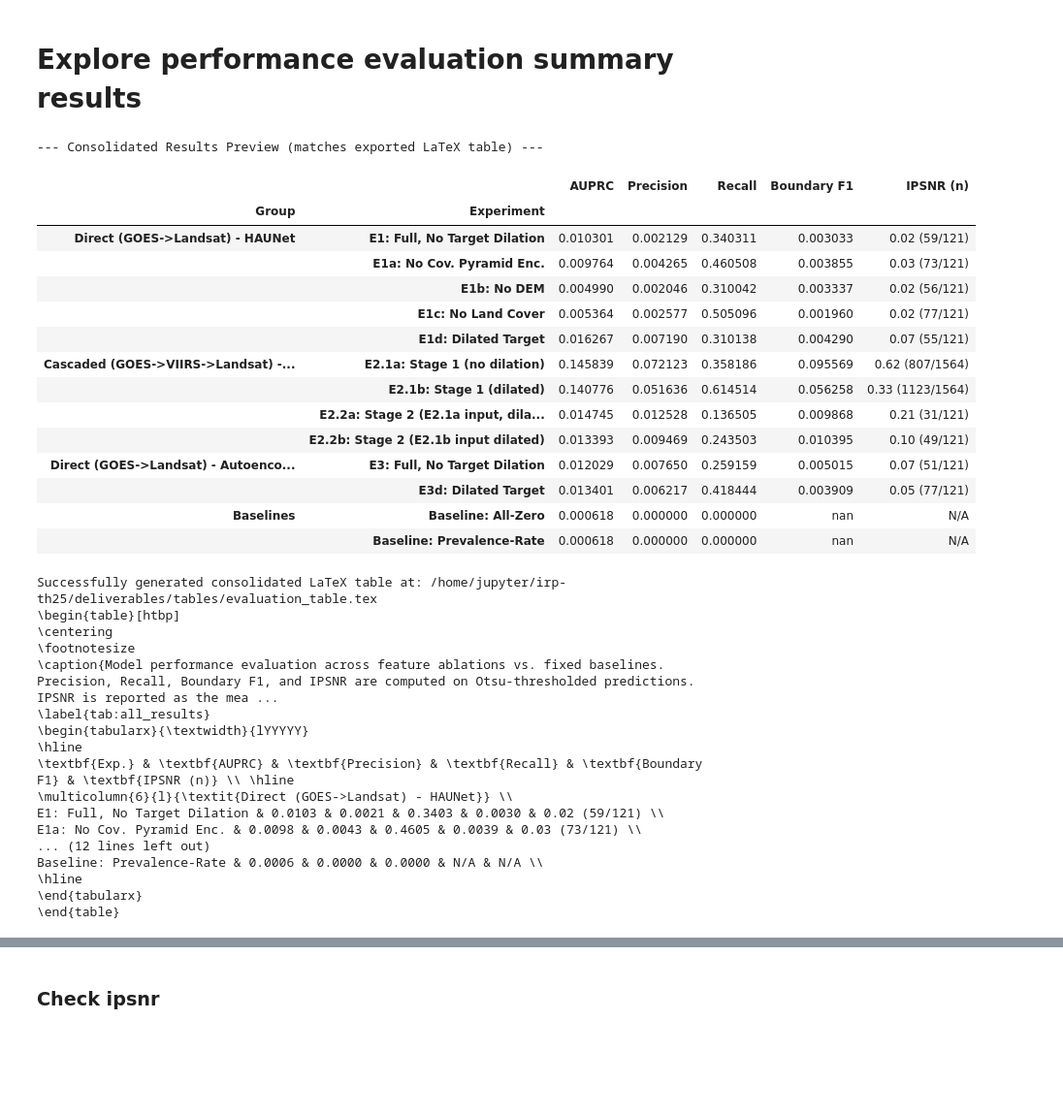
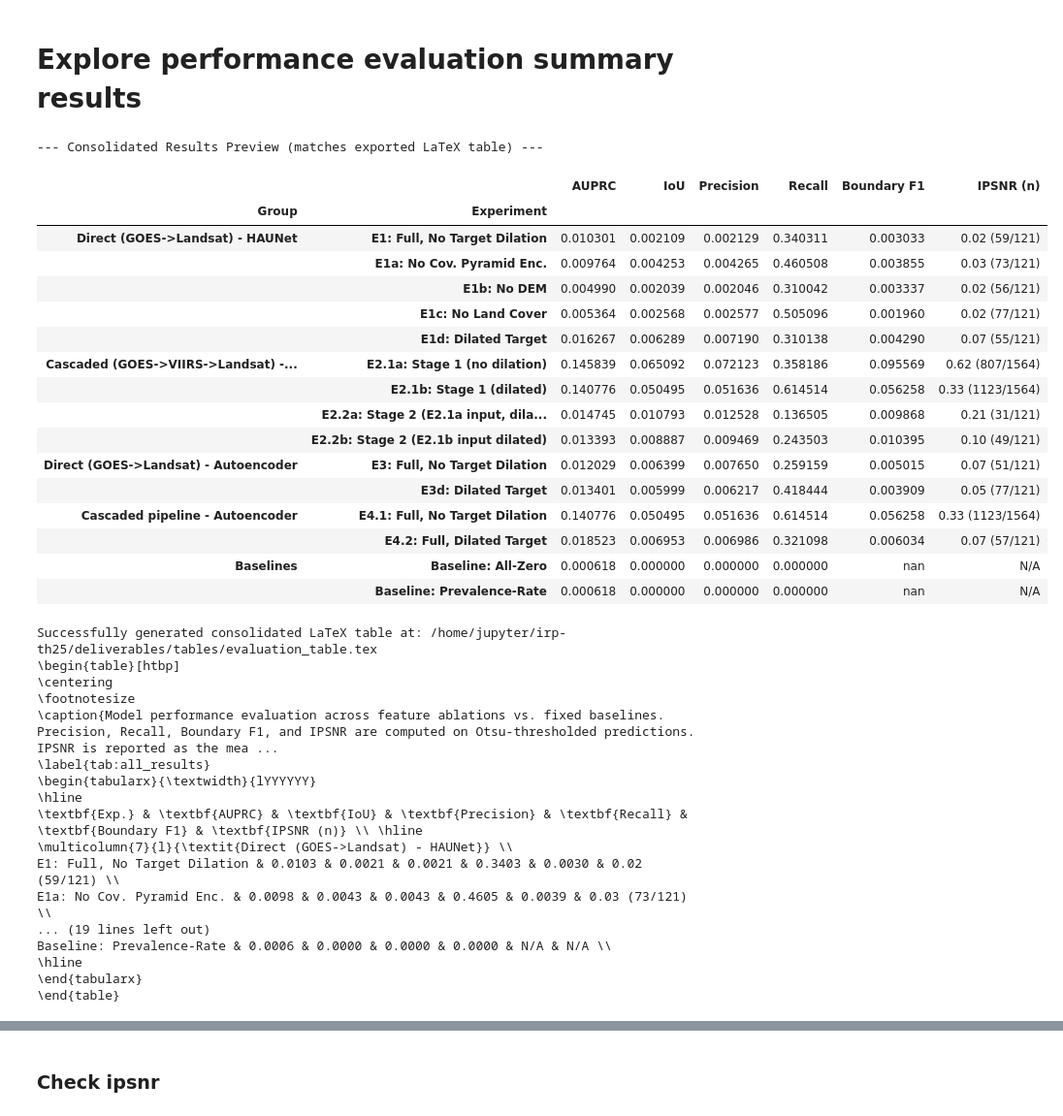
Before and after one commit to ada-th25/irp-th25-azure, a Jupyter notebook: notebooks/explore_results_summary.ipynb, the cells around one changed output, grey strips where cells are left out. Shown at 97% size. Cells and saved outputs as stored; diff of their text form; code cells hidden in the pictures; blank space fills up the shorter version.

Commit message:
CHORE: Add E4 AE cascaded metrics

```diff
--- a/notebooks/explore_results_summary.ipynb
+++ b/notebooks/explore_results_summary.ipynb
@@ -114,6 +121,7 @@ for file in all_json_files:
 
     experiments[exp_name] = {
         "auprc": metrics.get("auprc", {}).get("mean"),
+        "iou (Post-PP)": metrics.get("pp_iou", {}).get("mean"),
         "precision (Post-PP)": metrics.get("pp_precision", {}).get("mean"),
         "recall (Post-PP)": metrics.get("pp_recall", {}).get("mean"),
         "boundary_f1 (Post-PP)": metrics.get("pp_boundary_f1", {}).get("mean"),
@@ -124,6 +132,7 @@ for file in all_json_files:
         b_zero = content.get("baseline_all_zero", {})
         baseline_all_zero = {
             "auprc": b_zero.get("auprc", {}).get("mean"),
+            "iou (Post-PP)": b_zero.get("iou", {}).get("mean"),
             "precision (Post-PP)": b_zero.get("precision", {}).get("mean"),
             "recall (Post-PP)": b_zero.get("recall", {}).get("mean"),
             "boundary_f1 (Post-PP)": None,
@@ -133,6 +142,7 @@ for file in all_json_files:
         b_prev = content.get("baseline_prevalence_rate", {})
         baseline_prevalence = {
             "auprc": b_prev.get("auprc", {}).get("mean"),
+            "iou (Post-PP)": b_prev.get("iou", {}).get("mean"),
             "precision (Post-PP)": b_prev.get("precision", {}).get("mean"),
             "recall (Post-PP)": b_prev.get("recall", {}).get("mean"),
             "boundary_f1 (Post-PP)": None,
@@ -153,25 +163,33 @@ lines = []
 lines.append(r"\begin{table}[htbp]")
 lines.append(r"\centering")
 lines.append(r"\footnotesize")
-lines.append(r"\caption{Model performance evaluation across feature ablations vs. fixed baselines. Precision, Recall, Boundary F1, and IPSNR are computed on Otsu-thresholded predictions. IPSNR is reported as the mean over samples with nonzero post-processed IoU, with the contributing sample count in parentheses.}")
+lines.append(r"\caption{Model performance evaluation across feature ablations vs. fixed baselines. Precision, Recall, Boundary F1, and IPSNR are computed on Otsu-thresholded predictions. IPSNR is reported as the mean over samples with nonzero post-processed IoU, with the contributing sample count in parentheses. Bold indicates the best value for that metric among the shown ablations of the same architecture and target}")
 lines.append(r"\label{tab:all_results}")
-lines.append(r"\begin{tabularx}{\textwidth}{lYYYYY}")
+lines.append(r"\begin{tabularx}{\textwidth}{lYYYYYY}")
 lines.append(r"\hline")
 header_row = " & ".join(["\\textbf{Exp.}"] + [f"\\textbf{{{COLUMN_LABELS[c]}}}" for c in COLUMN_ORDER])
 lines.append(header_row + r" \\ \hline")
 
-for group in GROUPS:
+for i, group in enumerate(GROUPS):
+    if i > 0:
+        lines.append(r"\hline")
     lines.append(f"\\multicolumn{{{len(COLUMN_ORDER)+1}}}{{l}}{{\\textit{{{group['header']}}}}} \\\\")
-
-    # Partition by subgroups if defined, otherwise group order
     partitions = group.get("subgroups", [group["order"]])
     best_per_col = {}
 
     for sub in partitions:
         sub_rows = {eid: experiments[eid] for eid in sub if eid in experiments}
+        # Only compute a "best" if there's more than one valid experiment
+        # to compare — a single-row subgroup has no ablation comparison,
+        # so nothing should be bolded.
+        has_comparison = len(sub_rows) > 1
         for col in COLUMN_ORDER:
-            vals = [r.get(col) for r in sub_rows.values() if isinstance(r.get(col), (int, float)) and not pd.isna(r.get(col))]
-            max_val = max(vals) if vals else None
+            if has_comparison:
+                vals = [r.get(col) for r in sub_rows.values()
+                         if isinstance(r.get(col), (int, float)) and not pd.isna(r.get(col))]
+                max_val = max(vals) if vals else None
+            else:
+                max_val = None  # no comparison possible -> never bold
             for eid in sub:
                 best_per_col.setdefault(eid, {})[col] = max_val
 
@@ -191,6 +209,7 @@ for group in GROUPS:
         lines.append(" & ".join(cells) + r" \\")
 
 # Baseline rows
+lines.append(r"\hline")
 for name, b in [("Baseline: All-Zero", baseline_all_zero), ("Baseline: Prevalence-Rate", baseline_prevalence)]:
     cells = [name] + [fmt(b.get(col)) for col in COLUMN_ORDER]
     lines.append(" & ".join(cells) + r" \\")
@@ -232,52 +317,52 @@ for g in GROUPS:
     for idx, sub in enumerate(g.get("subgroups", [g["order"]])):
         for eid in sub:
             subgroup_map[g["labels"].get(eid, eid)] = f"{g['header']}_{idx}"
 
 def highlight_best_per_group(df):
     styles = pd.DataFrame("", index=df.index, columns=df.columns)
-
-    # Group rows by their subgroup mapping
     mapped_groups = pd.Series(df.index.get_level_values("Experiment")).map(subgroup_map).values
 
     for sg_id in set(mapped_groups):
         if pd.isna(sg_id):
             continue
         mask = mapped_groups == sg_id
         group_slice = df.iloc[mask]
 
         for col in numeric_preview_cols:
             col_vals = group_slice[col].dropna()
-            if col_vals.empty:
-                continue
+            if len(col_vals) <= 1:
+                continue  # no comparison possible with 0 or 1 valid values
             best_val = col_vals.max()
             for idx in col_vals[col_vals == best_val].index:
                 styles.loc[idx, col] = "background-color: lightgreen"
     return styles
 
 print("--- Consolidated Results Preview (matches exported LaTeX table) ---")
 display(
     preview_df.style
     .apply(highlight_best_per_group, axis=None)
     .format({col: "{:.4f}" for col in numeric_preview_cols}, na_rep="N/A")
     .format({COLUMN_LABELS["ipsnr"]: lambda x: "N/A" if pd.isna(x) else str(x)})
 )
 # %% [output]
 --- Consolidated Results Preview (matches exported LaTeX table) ---
-|  |  | AUPRC | Precision | Recall | Boundary F1 | IPSNR (n) |
-| Group | Experiment |  |  |  |  |  |
-| Direct (GOES->Landsat) - HAUNet | E1: Full, No Target Dilation | 0.010301 | 0.002129 | 0.340311 | 0.003033 | 0.02 (59/121) |
-|  | E1a: No Cov. Pyramid Enc. | 0.009764 | 0.004265 | 0.460508 | 0.003855 | 0.03 (73/121) |
-|  | E1b: No DEM | 0.004990 | 0.002046 | 0.310042 | 0.003337 | 0.02 (56/121) |
-|  | E1c: No Land Cover | 0.005364 | 0.002577 | 0.505096 | 0.001960 | 0.02 (77/121) |
-|  | E1d: Dilated Target | 0.016267 | 0.007190 | 0.310138 | 0.004290 | 0.07 (55/121) |
-| Cascaded (GOES->VIIRS->Landsat) -... | E2.1a: Stage 1 (no dilation) | 0.145839 | 0.072123 | 0.358186 | 0.095569 | 0.62 (807/1564) |
-|  | E2.1b: Stage 1 (dilated) | 0.140776 | 0.051636 | 0.614514 | 0.056258 | 0.33 (1123/1564) |
-|  | E2.2a: Stage 2 (E2.1a input, dila... | 0.014745 | 0.012528 | 0.136505 | 0.009868 | 0.21 (31/121) |
-|  | E2.2b: Stage 2 (E2.1b input dilated) | 0.013393 | 0.009469 | 0.243503 | 0.010395 | 0.10 (49/121) |
-| Direct (GOES->Landsat) - Autoenco... | E3: Full, No Target Dilation | 0.012029 | 0.007650 | 0.259159 | 0.005015 | 0.07 (51/121) |
-|  | E3d: Dilated Target | 0.013401 | 0.006217 | 0.418444 | 0.003909 | 0.05 (77/121) |
-| Baselines | Baseline: All-Zero | 0.000618 | 0.000000 | 0.000000 | nan | N/A |
-|  | Baseline: Prevalence-Rate | 0.000618 | 0.000000 | 0.000000 | nan | N/A |
+|  |  | AUPRC | IoU | Precision | Recall | Boundary F1 | IPSNR (n) |
+| Group | Experiment |  |  |  |  |  |  |
+| Direct (GOES->Landsat) - HAUNet | E1: Full, No Target Dilation | 0.010301 | 0.002109 | 0.002129 | 0.340311 | 0.003033 | 0.02 (59/121) |
+|  | E1a: No Cov. Pyramid Enc. | 0.009764 | 0.004253 | 0.004265 | 0.460508 | 0.003855 | 0.03 (73/121) |
+|  | E1b: No DEM | 0.004990 | 0.002039 | 0.002046 | 0.310042 | 0.003337 | 0.02 (56/121) |
+|  | E1c: No Land Cover | 0.005364 | 0.002568 | 0.002577 | 0.505096 | 0.001960 | 0.02 (77/121) |
+|  | E1d: Dilated Target | 0.016267 | 0.006289 | 0.007190 | 0.310138 | 0.004290 | 0.07 (55/121) |
+| Cascaded (GOES->VIIRS->Landsat) -... | E2.1a: Stage 1 (no dilation) | 0.145839 | 0.065092 | 0.072123 | 0.358186 | 0.095569 | 0.62 (807/1564) |
+|  | E2.1b: Stage 1 (dilated) | 0.140776 | 0.050495 | 0.051636 | 0.614514 | 0.056258 | 0.33 (1123/1564) |
+|  | E2.2a: Stage 2 (E2.1a input, dila... | 0.014745 | 0.010793 | 0.012528 | 0.136505 | 0.009868 | 0.21 (31/121) |
+|  | E2.2b: Stage 2 (E2.1b input dilated) | 0.013393 | 0.008887 | 0.009469 | 0.243503 | 0.010395 | 0.10 (49/121) |
+| Direct (GOES->Landsat) - Autoencoder | E3: Full, No Target Dilation | 0.012029 | 0.006399 | 0.007650 | 0.259159 | 0.005015 | 0.07 (51/121) |
+|  | E3d: Dilated Target | 0.013401 | 0.005999 | 0.006217 | 0.418444 | 0.003909 | 0.05 (77/121) |
+| Cascaded pipeline - Autoencoder | E4.1: Full, No Target Dilation | 0.140776 | 0.050495 | 0.051636 | 0.614514 | 0.056258 | 0.33 (1123/1564) |
+|  | E4.2: Full, Dilated Target | 0.018523 | 0.006953 | 0.006986 | 0.321098 | 0.006034 | 0.07 (57/121) |
+| Baselines | Baseline: All-Zero | 0.000618 | 0.000000 | 0.000000 | 0.000000 | nan | N/A |
+|  | Baseline: Prevalence-Rate | 0.000618 | 0.000000 | 0.000000 | 0.000000 | nan | N/A |
 # %%
 # ------------------------------------------------------------------
 # Export
@@ -299,14 +384,14 @@ Successfully generated consolidated LaTeX table at: /home/jupyter/irp-th25/deliv
 \footnotesize
 \caption{Model performance evaluation across feature ablations vs. fixed baselines. Precision, Recall, Boundary F1, and IPSNR are computed on Otsu-thresholded predictions. IPSNR is reported as the mea ...
 \label{tab:all_results}
-\begin{tabularx}{\textwidth}{lYYYYY}
+\begin{tabularx}{\textwidth}{lYYYYYY}
 \hline
-\textbf{Exp.} & \textbf{AUPRC} & \textbf{Precision} & \textbf{Recall} & \textbf{Boundary F1} & \textbf{IPSNR (n)} \\ \hline
-\multicolumn{6}{l}{\textit{Direct (GOES->Landsat) - HAUNet}} \\
-E1: Full, No Target Dilation & 0.0103 & 0.0021 & 0.3403 & 0.0030 & 0.02 (59/121) \\
-E1a: No Cov. Pyramid Enc. & 0.0098 & 0.0043 & 0.4605 & 0.0039 & 0.03 (73/121) \\
-... (12 lines left out)
-Baseline: Prevalence-Rate & 0.0006 & 0.0000 & 0.0000 & N/A & N/A \\
+\textbf{Exp.} & \textbf{AUPRC} & \textbf{IoU} & \textbf{Precision} & \textbf{Recall} & \textbf{Boundary F1} & \textbf{IPSNR (n)} \\ \hline
+\multicolumn{7}{l}{\textit{Direct (GOES->Landsat) - HAUNet}} \\
+E1: Full, No Target Dilation & 0.0103 & 0.0021 & 0.0021 & 0.3403 & 0.0030 & 0.02 (59/121) \\
+E1a: No Cov. Pyramid Enc. & 0.0098 & 0.0043 & 0.0043 & 0.4605 & 0.0039 & 0.03 (73/121) \\
+... (19 lines left out)
+Baseline: Prevalence-Rate & 0.0006 & 0.0000 & 0.0000 & 0.0000 & N/A & N/A \\
 \hline
 \end{tabularx}
 \end{table}
```
Also changed, not shown: parts of 3 cells of this notebook, 3 other files.
